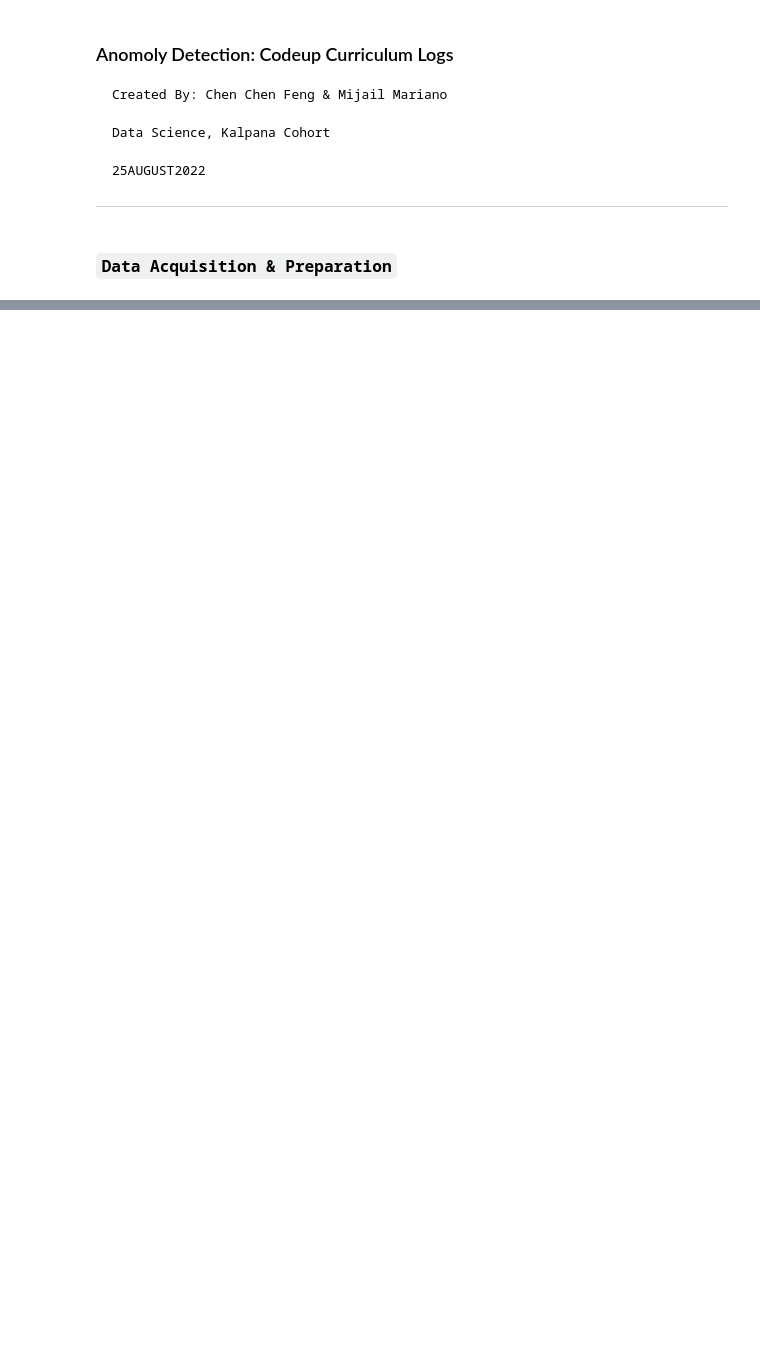
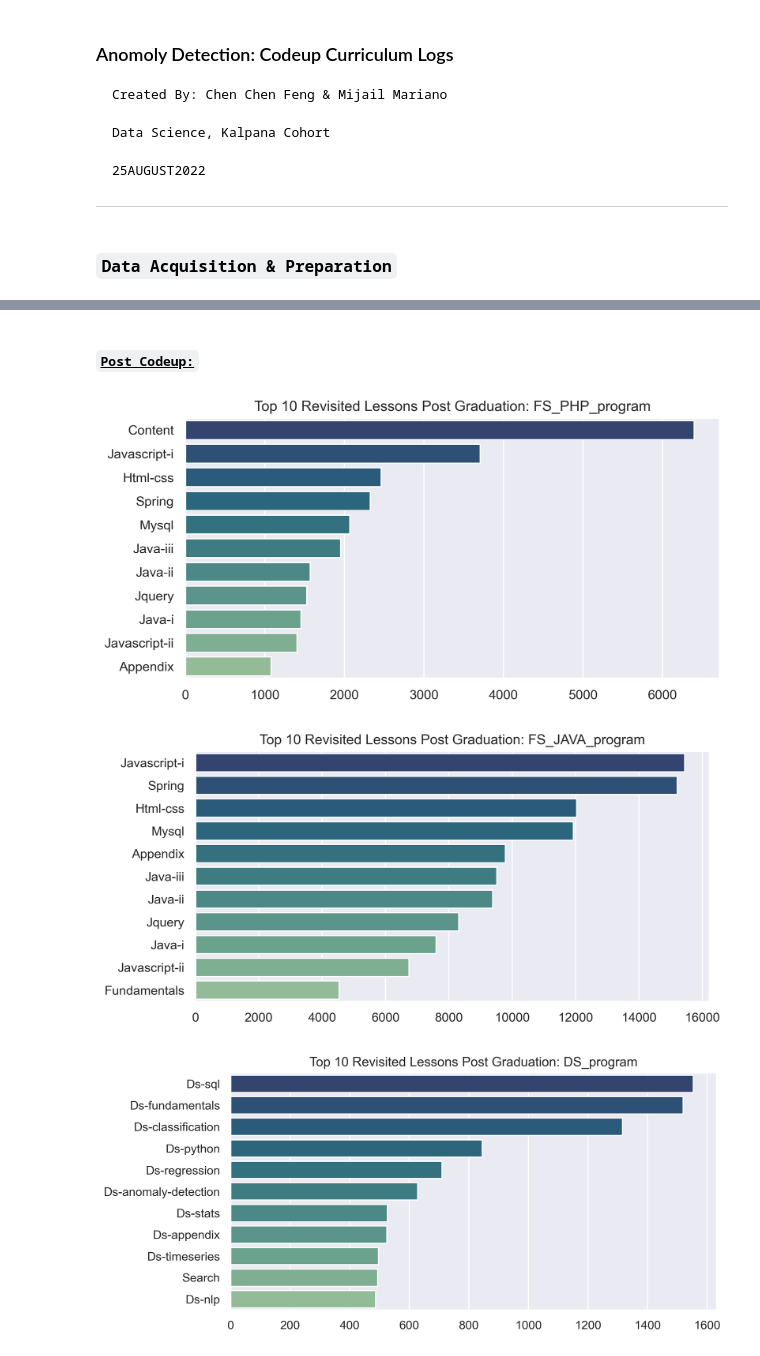
Before and after one commit to Kalpana-duo/project_anomaly, a Jupyter notebook: final_report.ipynb, the cells around one changed output, grey strips where cells are left out. Cells and saved outputs as stored; diff of their text form; code cells hidden in the pictures; blank space fills up the shorter version.

```diff
--- a/final_report.ipynb
+++ b/final_report.ipynb
@@ -104,0 +198,8 @@ memory usage: 103.0+ MB
+# %% [markdown]
+#### **<u>``Post Codeup:``</u>**
+# %%
+prepare_final.most_grad_revisits(grad_df)
+# %% [output]
+[figure, added]
+[figure, added]
+[figure, added]
```
Also changed, not shown: parts of 23 cells of this notebook, 2 other files.
